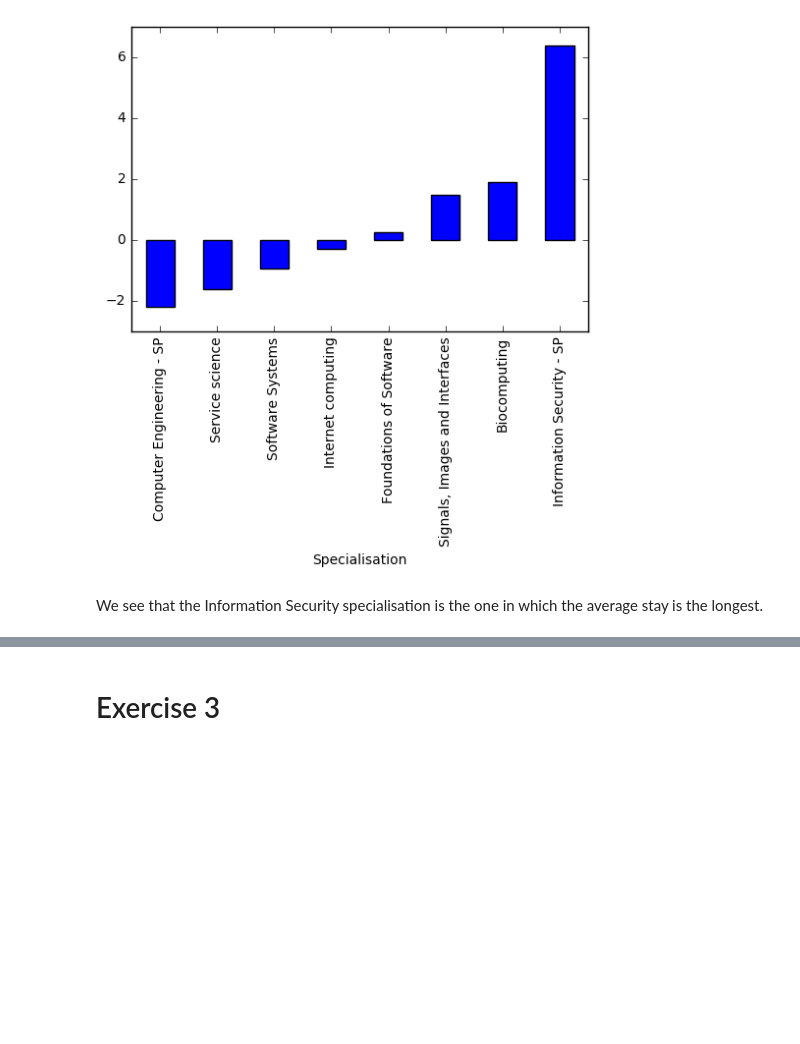
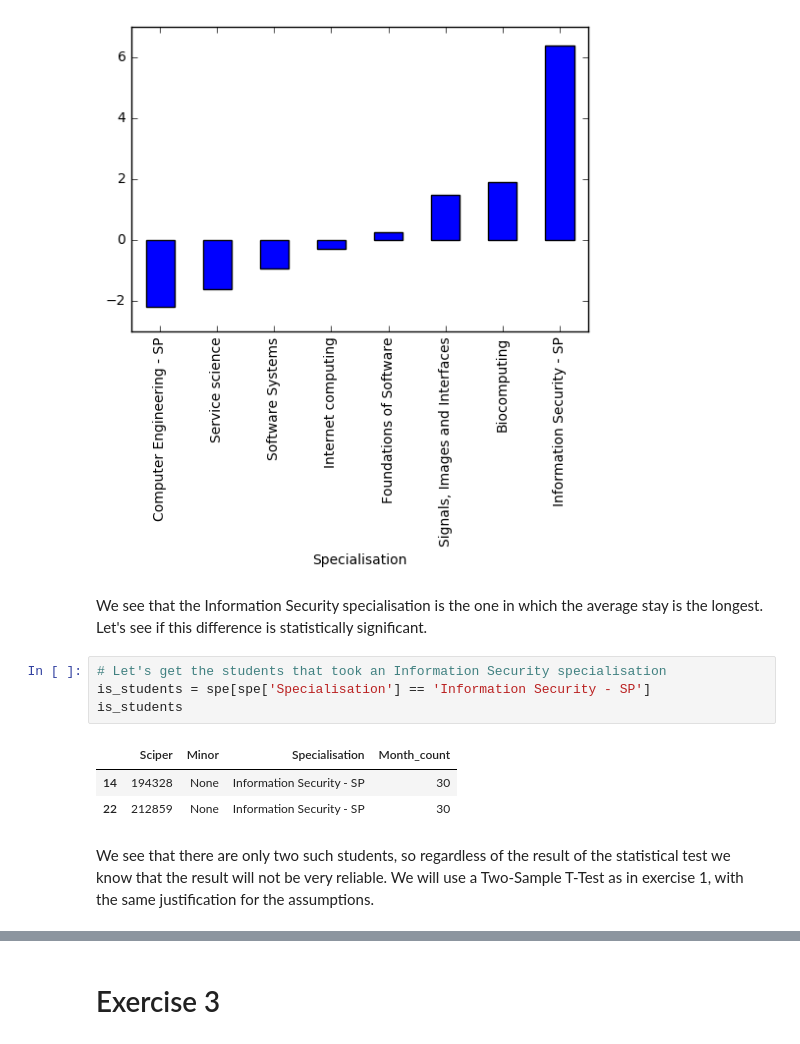
Before and after one commit to bojbilla/AdaHomeworks, a Jupyter notebook: 02 - Data from the Web/HW2.ipynb, the cells around one changed output, grey strips where cells are left out. Cells and saved outputs as stored; diff of their text form; blank space fills up the shorter version.

Commit message:
Added statistical test for exercise 2

```diff
--- a/02 - Data from the Web/HW2.ipynb
+++ b/02 - Data from the Web/HW2.ipynb
@@ -364,4 +370,14 @@ spe_mean_duration_centered.sort_values(by='Month_count').plot(kind='bar', legend
 <matplotlib.axes._subplots.AxesSubplot at 0x...>
 [figure]
 # %% [markdown]
-We see that the Information Security specialisation is the one in which the average stay is the longest.
+We see that the Information Security specialisation is the one in which the average stay is the longest. Let's see if this difference is statistically significant.
+# %%
+# Let's get the students that took an Information Security specialisation
+is_students = spe[spe['Specialisation'] == 'Information Security - SP']
+is_students
+# %% [output]
+|  | Sciper | Minor | Specialisation | Month_count |
+| 14 | 194328 | None | Information Security - SP | 30 |
+| 22 | 212859 | None | Information Security - SP | 30 |
+# %% [markdown]
+We see that there are only two such students, so regardless of the result of the statistical test we know that the result will not be very reliable. We will use a Two-Sample T-Test as in exercise 1, with the same justification for the assumptions.
```
Also changed, not shown: parts of 5 cells of this notebook.
